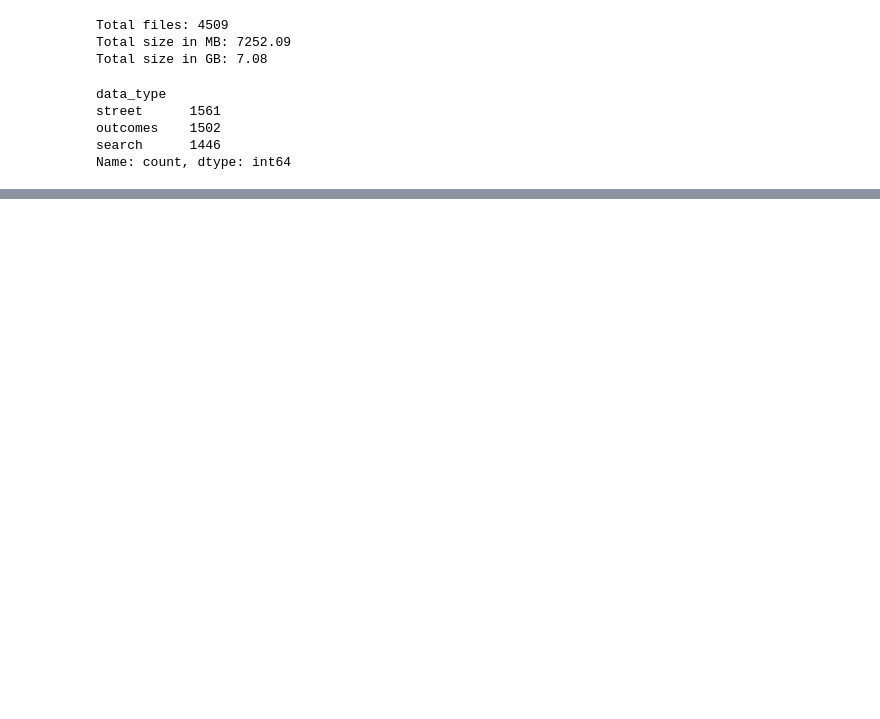
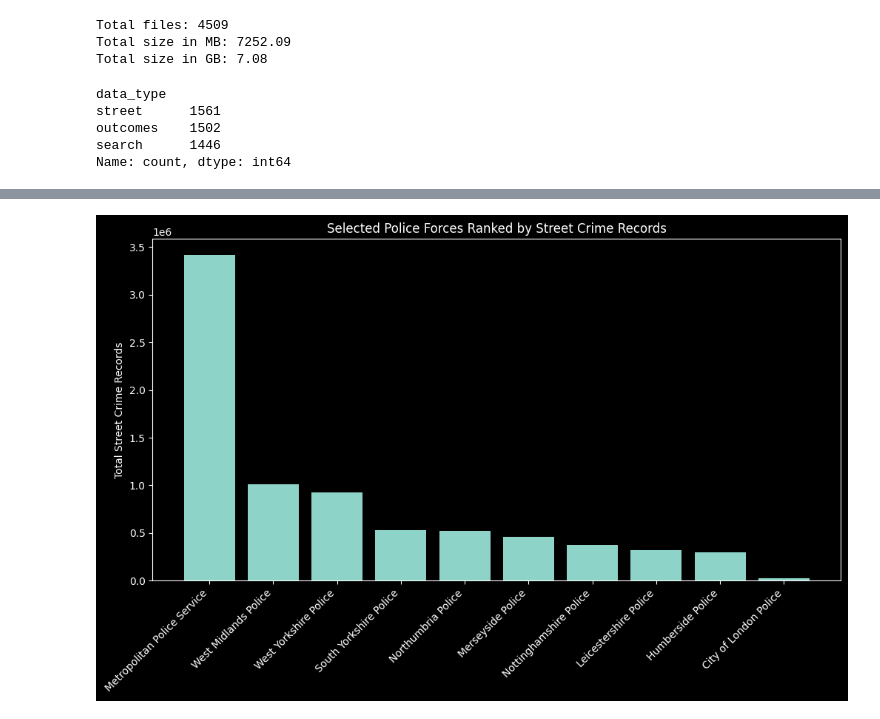
Before and after one commit to TwentySubsTBP/CBL_17_London, a Jupyter notebook: src/src/whole_dataset_eda.ipynb, the cells around one changed output, grey strips where cells are left out. Cells and saved outputs as stored; diff of their text form; code cells hidden in the pictures; blank space fills up the shorter version.

```diff
--- a/src/src/whole_dataset_eda.ipynb
+++ b/src/src/whole_dataset_eda.ipynb
@@ -341,0 +654,12 @@ plt.show()
+# %%
+import matplotlib.pyplot as plt
+
+top_10 = df_ranked.head(10)
+plt.figure(figsize=(12, 6))
+plt.bar(top_10["Police Force"], top_10["Rows"])
+plt.xticks(rotation=45, ha='right')
+plt.title("Selected Police Forces Ranked by Street Crime Records")
+plt.ylabel("Total Street Crime Records")
+plt.show()
+# %% [output]
+[figure, added]
```
Also changed, not shown: parts of 34 cells of this notebook.
